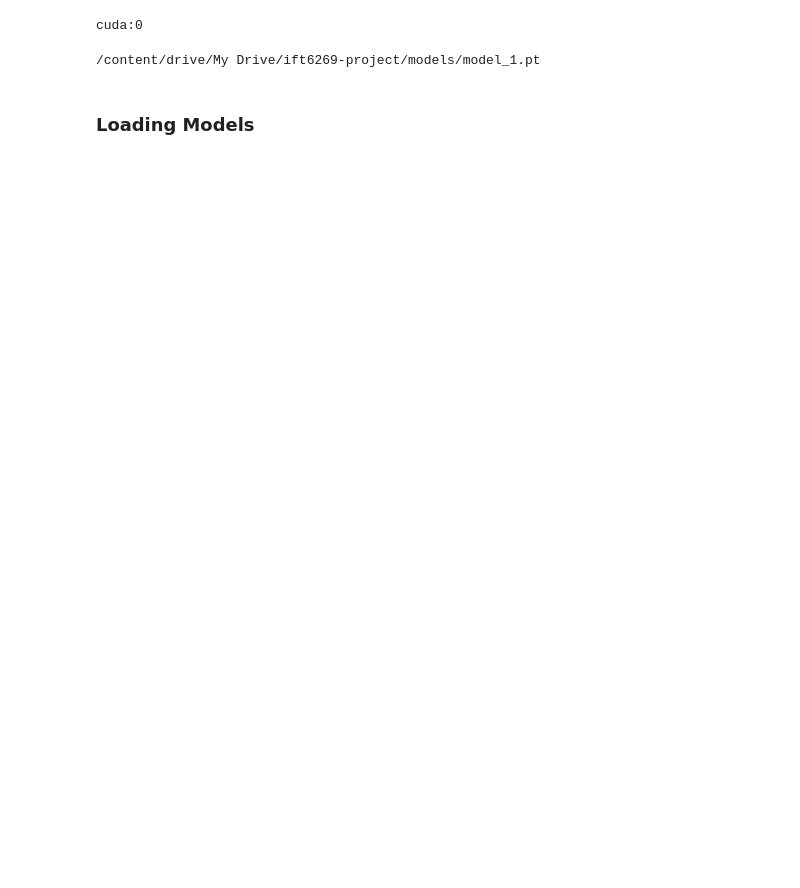
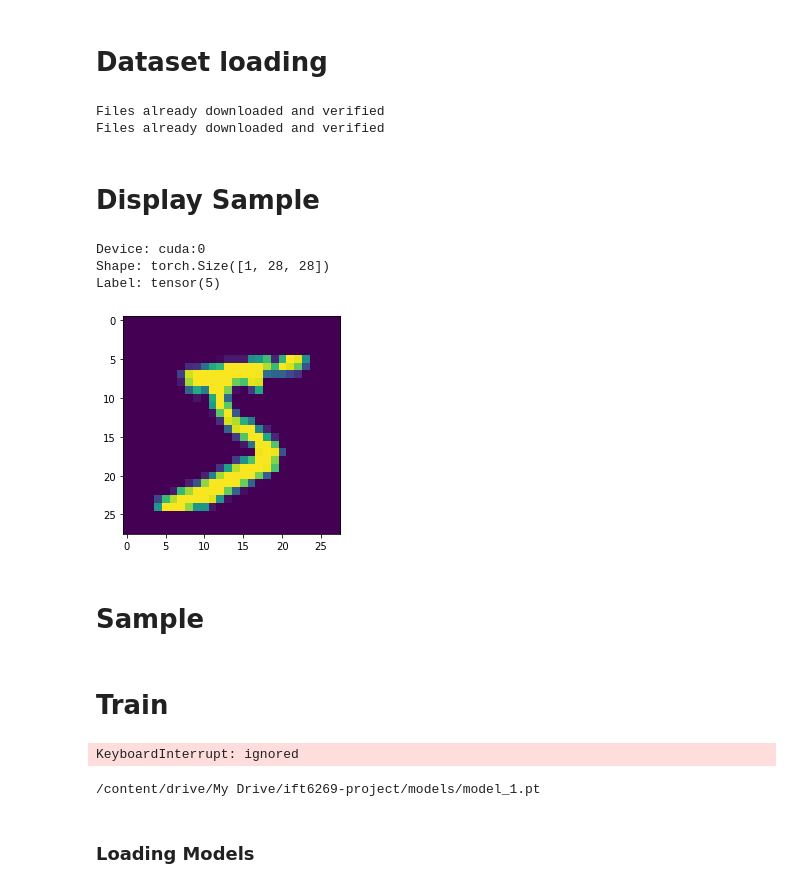
Before and after one commit to mshakerinava/IFT6269-A20-proj6, a Jupyter notebook: ift_project.ipynb, the cells around one changed output. Drawn from its saved outputs; the diff is of its cells as text; code cells hidden in the pictures; blank space fills up the shorter version.

```diff
--- a/ift_project.ipynb
+++ b/ift_project.ipynb
@@ -155 +158,3 @@ K = 60 # Number of Langevin Dynamics steps
+# %% [markdown]
+# Dataset loading
 # %%
@@ -164,11 +169,37 @@ test_loader = torch.utils.data.DataLoader(mnist_test, batch_size=1) # REMARK: we
+# %%
+if DATASET == "CIFAR10":
+    cifar_transform =torchvision.transforms.Compose([
+        torchvision.transforms.ToTensor()
+    ])
+    cifar_train = CIFAR10(root='./data', train=True, download=True, transform=cifar_transform)
+    cifar_test =  CIFAR10(root='./data', train=False, download=True, transform=cifar_transform)
+    train_loader = torch.utils.data.DataLoader(cifar_train, batch_size=BATCH_SIZE)
+    test_loader = torch.utils.data.DataLoader(cifar_test, batch_size=1) # REMARK: we don't need test data!
+# %% [output]
+Files already downloaded and verified
+Files already downloaded and verified
+# %% [markdown]
+# Display Sample
 # %%
 device = torch.device("cuda:0" if torch.cuda.is_available() else "cpu")
-print(device)
+print("Device:", device)
+
+example_data_batch, example_label_batch = next(iter(train_loader))
+example_i = 0
+example_data = example_data_batch[example_i]
+example_label = example_label_batch[example_i]
+print("Shape:", example_data.shape)
+print("Label:", example_label)
+plt.imshow(example_data.permute(1, 2, 0).squeeze())
+
 B = []
-input_size = 28*28
-output_size = 1
 # %% [output]
-cuda:0
+Device: cuda:0
+Shape: torch.Size([1, 28, 28])
+Label: tensor(5)
+[figure, added]
+# %% [markdown]
+# Sample
 # %%
 def sample(net, B, shape, lmbda, sigma, device, y=None, n_steps=K, x0=None):
     ''' samples a batch of images with Langevin dynamics '''
@@ -203,18 +234,22 @@ def loss_fcn(net, x_pos, x_neg, alpha, y=None):
     loss_neg = torch.mean(alpha*(net(x_neg, y)**2) - net(x_neg, y))
     return (loss_pos + loss_neg) / 2
     # return torch.mean(alpha*(net(x_pos)**2 + net(x_neg)**2) + net(x_pos) - net(x_neg))
+# %% [markdown]
+# Train
 # %%
-CONDITIONAL = False
+CONDITIONAL = True
 num_classes = None
 if CONDITIONAL:
     num_classes = 10
-net = ResNet(in_dim=1, num_classes=num_classes).to(device)
+if DATASET == "MNIST":
+    n_channels = 1
+elif DATASET == "CIFAR10":
+    n_channels = 3
+net = ResNet(in_dim=n_channels, num_classes=num_classes).to(device)
 optimizer = optim.Adam(net.parameters(), lr=learning_rate, betas=(0.0, 0.999))
-
 
 B = []
 n_epochs = 3
-train_load_iter = iter(train_loader)
 
 for epoch in range(n_epochs):
     total_loss = 0
@@ -248,6 +283,8 @@ for epoch in range(n_epochs):
          'optimizer_state_dict': optimizer.state_dict(),
          'loss': total_loss,
      }, model_path+model_filename)
+# %% [output]
+KeyboardInterrupt: ignored
 # %%
 # %% [output]
 /content/drive/My Drive/ift6269-project/models/model_1.pt
```
Also changed, not shown: parts of 12 cells of this notebook.
